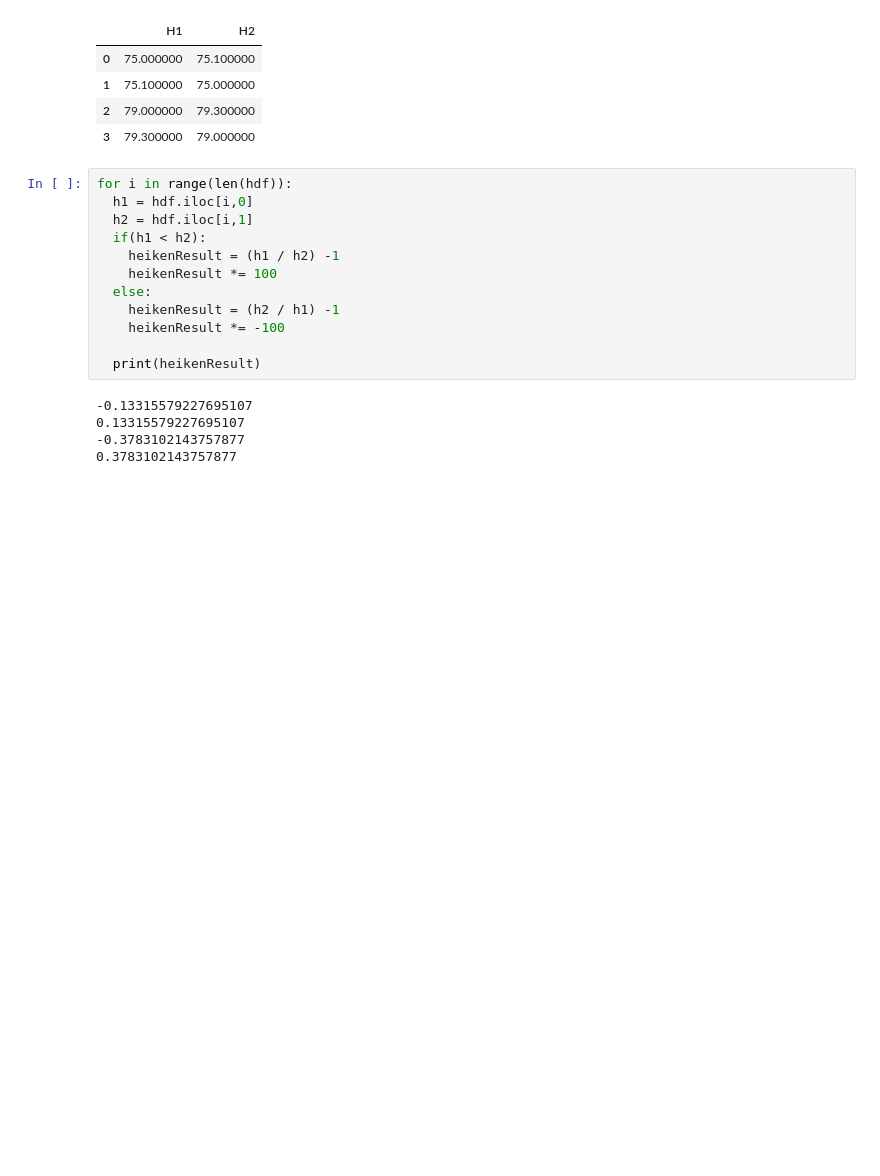
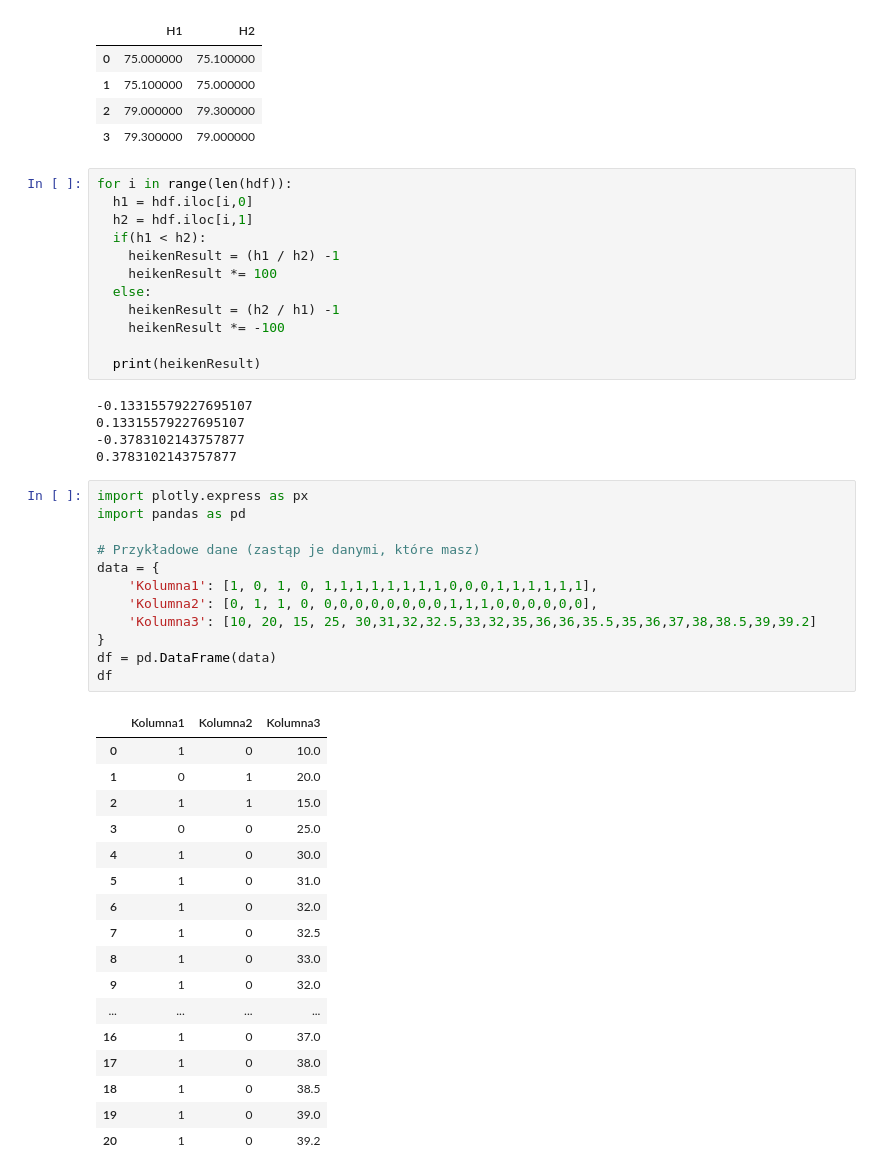
Before and after one commit to KucharskiR/data-science, a Jupyter notebook: Normalization.ipynb, the cells around one changed output. Drawn from its saved outputs; the diff is of its cells as text; blank space fills up the shorter version.

```diff
--- a/Normalization.ipynb
+++ b/Normalization.ipynb
@@ -118,3 +118,33 @@ for i in range(len(hdf)):
 0.13315579227695107
 -0.3783102143757877
 0.3783102143757877
+# %%
+import plotly.express as px
+import pandas as pd
+
+# Przykładowe dane (zastąp je danymi, które masz)
+data = {
+    'Kolumna1': [1, 0, 1, 0, 1,1,1,1,1,1,1,1,0,0,0,1,1,1,1,1,1],
+    'Kolumna2': [0, 1, 1, 0, 0,0,0,0,0,0,0,0,1,1,1,0,0,0,0,0,0],
+    'Kolumna3': [10, 20, 15, 25, 30,31,32,32.5,33,32,35,36,36,35.5,35,36,37,38,38.5,39,39.2]
+}
+df = pd.DataFrame(data)
+df
+# %% [output]
+|  | Kolumna1 | Kolumna2 | Kolumna3 |
+| 0 | 1 | 0 | 10.0 |
+| 1 | 0 | 1 | 20.0 |
+| 2 | 1 | 1 | 15.0 |
+| 3 | 0 | 0 | 25.0 |
+| 4 | 1 | 0 | 30.0 |
+| 5 | 1 | 0 | 31.0 |
+| 6 | 1 | 0 | 32.0 |
+| 7 | 1 | 0 | 32.5 |
+| 8 | 1 | 0 | 33.0 |
+| 9 | 1 | 0 | 32.0 |
+| ... | ... | ... | ... |
+| 16 | 1 | 0 | 37.0 |
+| 17 | 1 | 0 | 38.0 |
+| 18 | 1 | 0 | 38.5 |
+| 19 | 1 | 0 | 39.0 |
+| 20 | 1 | 0 | 39.2 |
```
Also changed, not shown: parts of 1 cell of this notebook.
